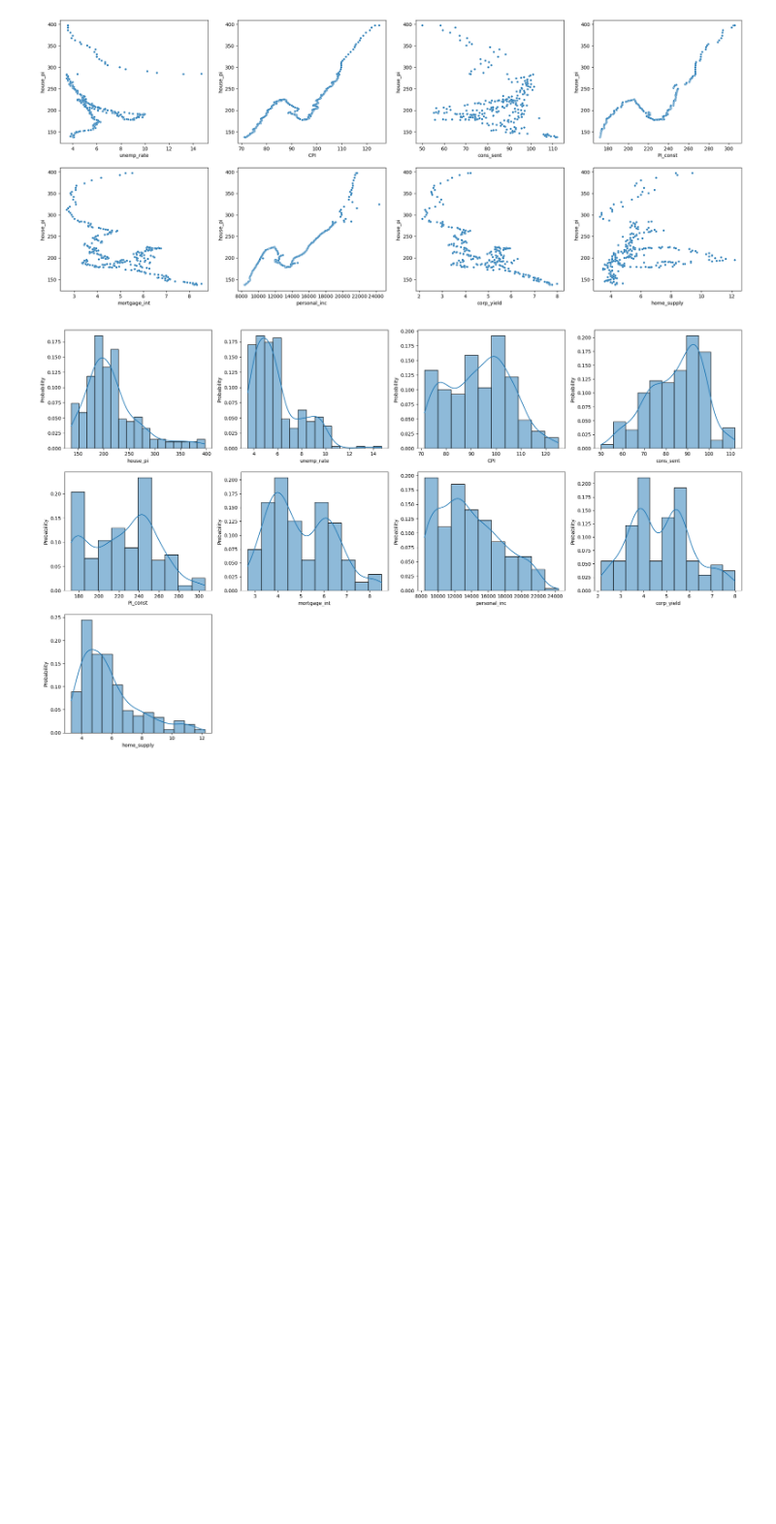
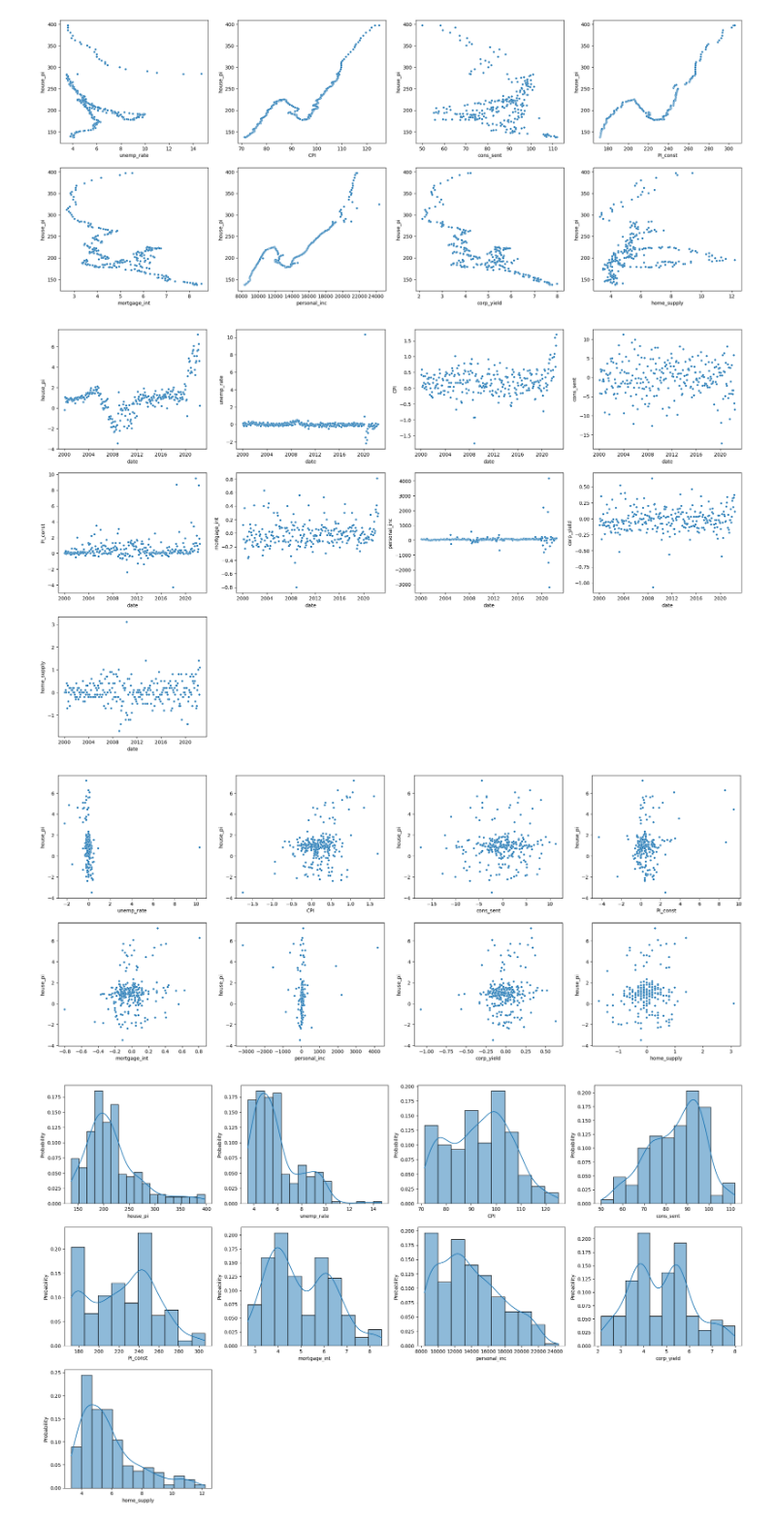
Before and after one commit to AtK42/digital-tools-for-finance-homework, a Jupyter notebook: housing-price-index-us/notebooks/housing-price-index-us.ipynb, the cells around one changed output. Shown at 97% size. Saved outputs shown, nothing was run; the diff lists cells and outputs as text; code cells hidden in the pictures; blank space fills up the shorter version.

Commit message:
adjusted code to differences of the data

```diff
--- a/housing-price-index-us/notebooks/housing-price-index-us.ipynb
+++ b/housing-price-index-us/notebooks/housing-price-index-us.ipynb
@@ -145,6 +146,40 @@ for i in cols:
     k += 1
 # %% [output]
 [figure]
+# %%
+# for differences
+## plot
+if data.columns[0] == 'date':
+    data_date = data.iloc[:,0]
+    data_date = data_date.iloc[1:]
+
+data_diff = data.iloc[:,1:].diff()
+data_diff = data_diff.iloc[1:,:]
+
+# plot how each variable evolves over time
+cols = data_diff.columns
+n_rows = math.ceil(len(cols) / 4)
+figsize_height = n_rows * 5
+k = 1
+plt.figure(figsize = (25, figsize_height))
+for i in cols:
+    plt.subplot(n_rows, 4, k)
+    sns.scatterplot(data = data_diff, x = data_date, y = i, size = 5, legend = False)
+    k += 1
+
+# plot all variables against the housing price index
+cols = data_diff.columns[1:] # don't plot housing index against itself
+n_rows = math.ceil(len(cols) / 4)
+figsize_height = n_rows * 5
+k = 1
+plt.figure(figsize = (25, figsize_height))
+for i in cols:
+    plt.subplot(n_rows, 4, k)
+    sns.scatterplot(data = data_diff, x = i, y = data_diff['house_pi'], size = 5, legend = False)
+    k += 1
+# %% [output]
+[figure, added]
+[figure, added]
 # %%
 # distribution of the variables
 cols = data.columns[1:,] #don't plot time since it's obviously uniformely distributed
```
Also changed, not shown: parts of 24 cells of this notebook.
